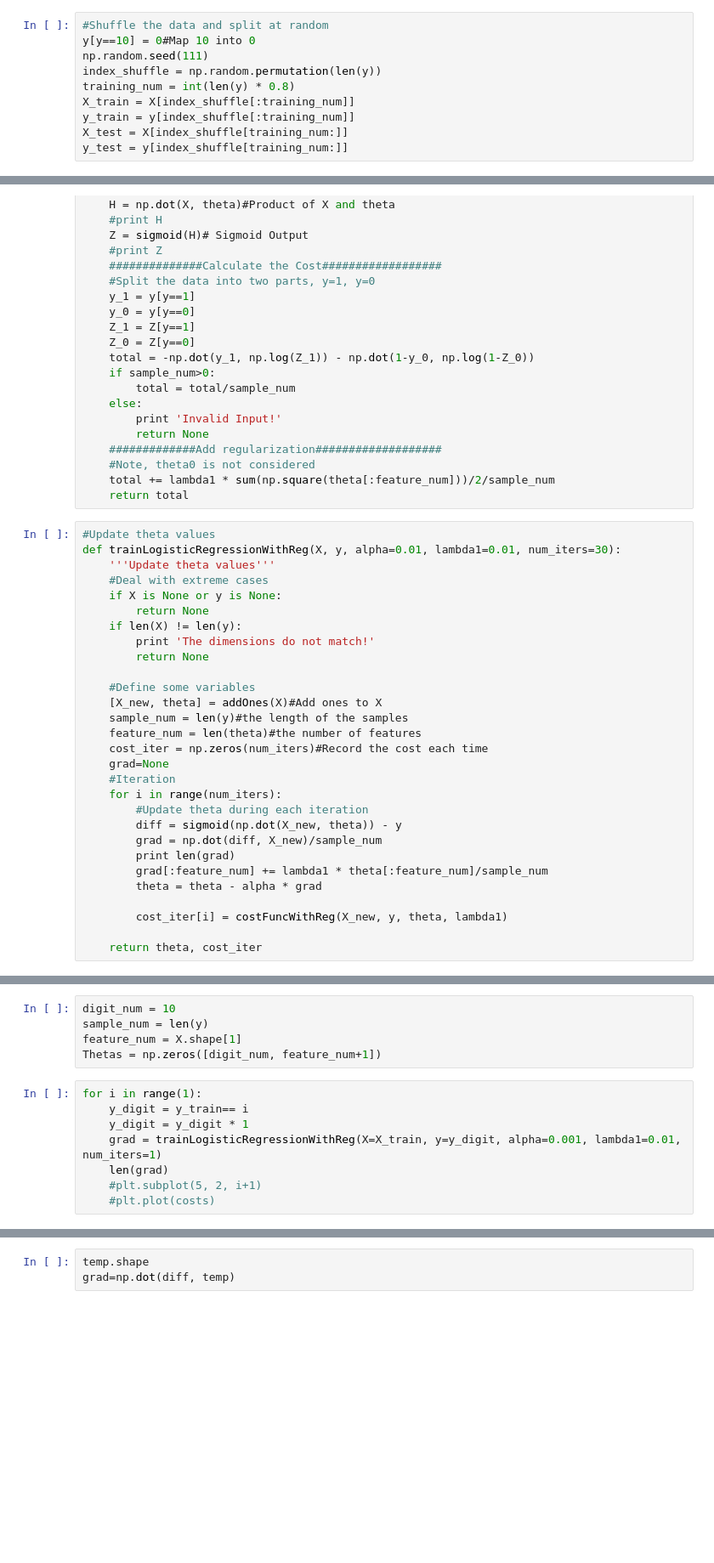
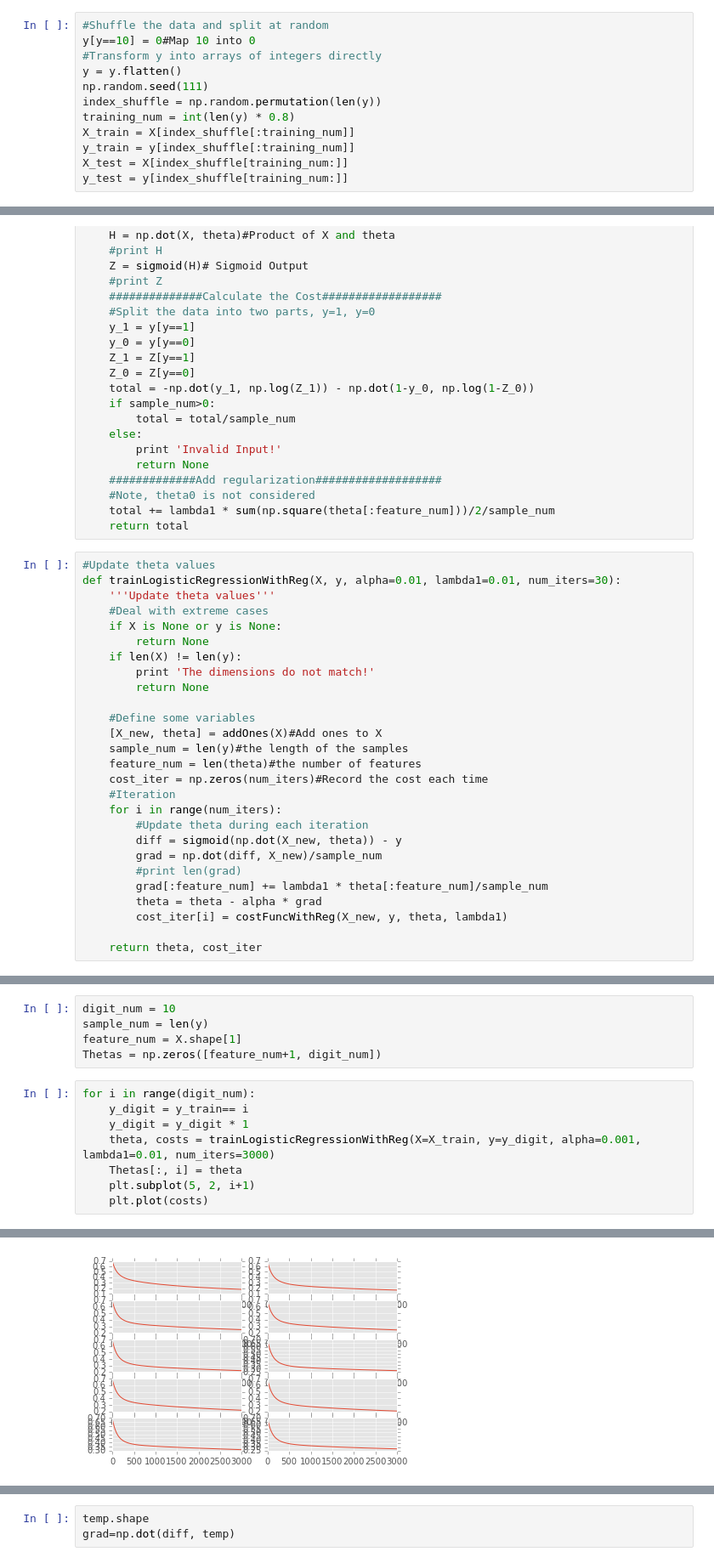
Before and after one commit to richardsun-voyager/MLAlgorithmsInPython, a Jupyter notebook: MultiClassClassification/MultiClassClassification.ipynb, the cells around one changed output, grey strips where cells are left out. Shown: that part at 85% size. Cells and saved outputs as stored; diff of their text form; blank space fills up the shorter version.

```diff
--- a/MultiClassClassification/MultiClassClassification.ipynb
+++ b/MultiClassClassification/MultiClassClassification.ipynb
@@ -62,6 +75,8 @@ Those are handwritten digits with certain distortions, rotations. In order to da
 # %%
 #Shuffle the data and split at random
 y[y==10] = 0#Map 10 into 0
+#Transform y into arrays of integers directly
+y = y.flatten()
 np.random.seed(111)
 index_shuffle = np.random.permutation(len(y))
 training_num = int(len(y) * 0.8)
@@ -150,16 +165,14 @@ def trainLogisticRegressionWithReg(X, y, alpha=0.01, lambda1=0.01, num_iters=30)
     sample_num = len(y)#the length of the samples
     feature_num = len(theta)#the number of features
     cost_iter = np.zeros(num_iters)#Record the cost each time
-    grad=None
     #Iteration
     for i in range(num_iters):
         #Update theta during each iteration
         diff = sigmoid(np.dot(X_new, theta)) - y
         grad = np.dot(diff, X_new)/sample_num
-        print len(grad)
+        #print len(grad)
         grad[:feature_num] += lambda1 * theta[:feature_num]/sample_num
         theta = theta - alpha * grad
-
         cost_iter[i] = costFuncWithReg(X_new, y, theta, lambda1)
 
     return theta, cost_iter
@@ -173,13 +180,13 @@ len(X_train)
 digit_num = 10
 sample_num = len(y)
 feature_num = X.shape[1]
-Thetas = np.zeros([digit_num, feature_num+1])
+Thetas = np.zeros([feature_num+1, digit_num])
 # %%
-for i in range(1):
+for i in range(digit_num):
     y_digit = y_train== i
     y_digit = y_digit * 1
-    grad = trainLogisticRegressionWithReg(X=X_train, y=y_digit, alpha=0.001, lambda1=0.01, num_iters=1)
-    len(grad)
-    #plt.subplot(5, 2, i+1)
-    #plt.plot(costs)
+    theta, costs = trainLogisticRegressionWithReg(X=X_train, y=y_digit, alpha=0.001, lambda1=0.01, num_iters=3000)
+    Thetas[:, i] = theta
+    plt.subplot(5, 2, i+1)
+    plt.plot(costs)
 # %% [output]
@@ -187,0 +193 @@ The theta dimensions do not match!
+[figure, added]
```
Also changed, not shown: parts of 16 cells of this notebook.
